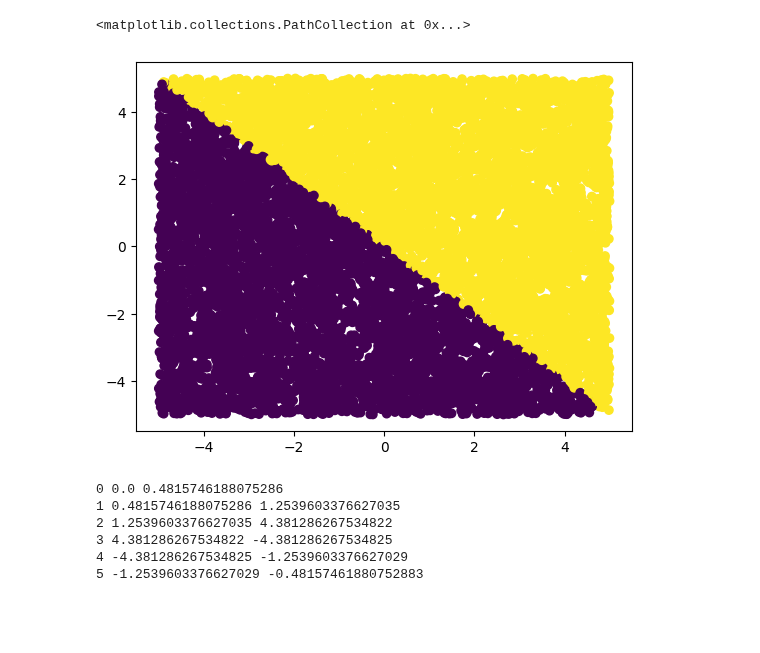
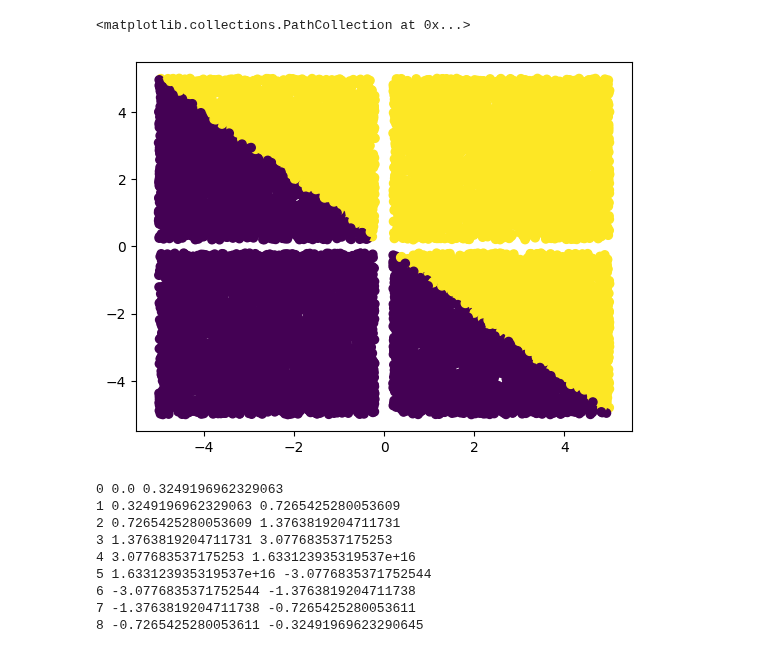
Before and after one commit to dariofenoglio98/CF_FL, a Jupyter notebook: synth_dataset.ipynb, the cells around one changed output. Cells and saved outputs as stored; diff of their text form; code cells hidden in the pictures; blank space fills up the shorter version.

```diff
--- a/synth_dataset.ipynb
+++ b/synth_dataset.ipynb
@@ -1,22 +1,24 @@
 # %%
 # create random point with two coordinates between -5 and 5 on both axis
 import numpy as np
 
 def create_points(n):
     data = np.random.uniform(-5, 5, (n, 2))
-    y = np.zeros(n)
+    data = data[(((data[:, 0] > 0.2).astype(float) + (data[:, 0] < -0.2).astype(float)) * ((data[:, 1] > 0.2).astype(float) + (data[:, 1] < -0.2).astype(float))).astype(bool)]
+    y = np.zeros(data.shape[0])
     # select the one above the line y = -x
     filter = data[:, 1] > -data[:, 0]
     y[filter] = 1
     return data, y
 
-data, y = create_points(10000)
+data, y = create_points(16000)
+data_test, y_test = create_points(4000)
 # visualise them
 import matplotlib.pyplot as plt
 plt.scatter(data[:, 0], data[:, 1], c=y)
 # %% [output]
 <matplotlib.collections.PathCollection at 0x...>
-[figure, old version]
+[figure, new version]
 # %%
 # how to select the points between two lines y = 2x and y = 2x + 1
 # y = 2x
@@ -40,6 +42,7 @@ def divide_space(data, n):
     # apply the same function to each element of the list
     m = np.tan(np.radians(angles))
     # select a random element in m
+    np.random.seed(42)
     y_div = np.random.choice(m, 1, replace=False)
     for i in range(n-1):
         print(i, m[i], m[i+1])
@@ -54,14 +57,17 @@ def divide_space(data, n):
     filter = client_dict[n-1]['x'][:, 1] > y_div*client_dict[n-1]['x'][:, 0]
     client_dict[n-1]['y'][filter] = 1
     return client_dict
-data_dict = divide_space(data, 7)
+data_dict = divide_space(data, 10)
 # %% [output]
-0 0.0 0.4815746188075286
-1 0.4815746188075286 1.2539603376627035
-2 1.2539603376627035 4.381286267534822
-3 4.381286267534822 -4.381286267534825
-4 -4.381286267534825 -1.2539603376627029
-5 -1.2539603376627029 -0.48157461880752883
+0 0.0 0.3249196962329063
+1 0.3249196962329063 0.7265425280053609
+2 0.7265425280053609 1.3763819204711731
+3 1.3763819204711731 3.077683537175253
+4 3.077683537175253 1.633123935319537e+16
+5 1.633123935319537e+16 -3.0776835371752544
+6 -3.0776835371752544 -1.3763819204711738
+7 -1.3763819204711738 -0.7265425280053611
+8 -0.7265425280053611 -0.32491969623290645
 # %%
 # visualise data dict with different colors
 for key in data_dict:
```
Also changed, not shown: parts of 5 cells of this notebook, 3 other files.
